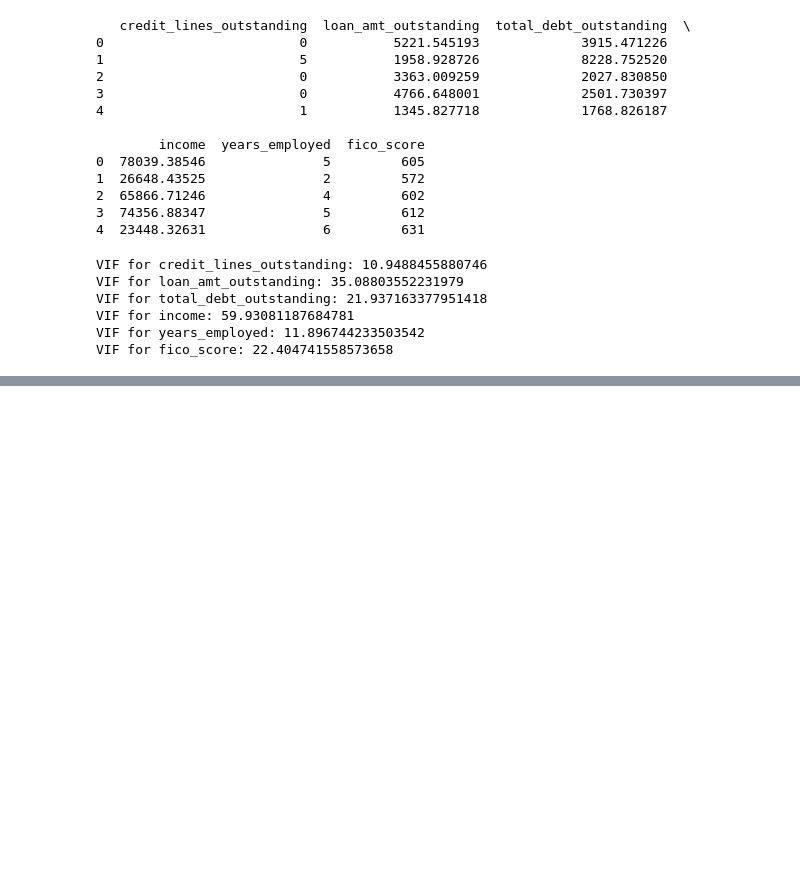
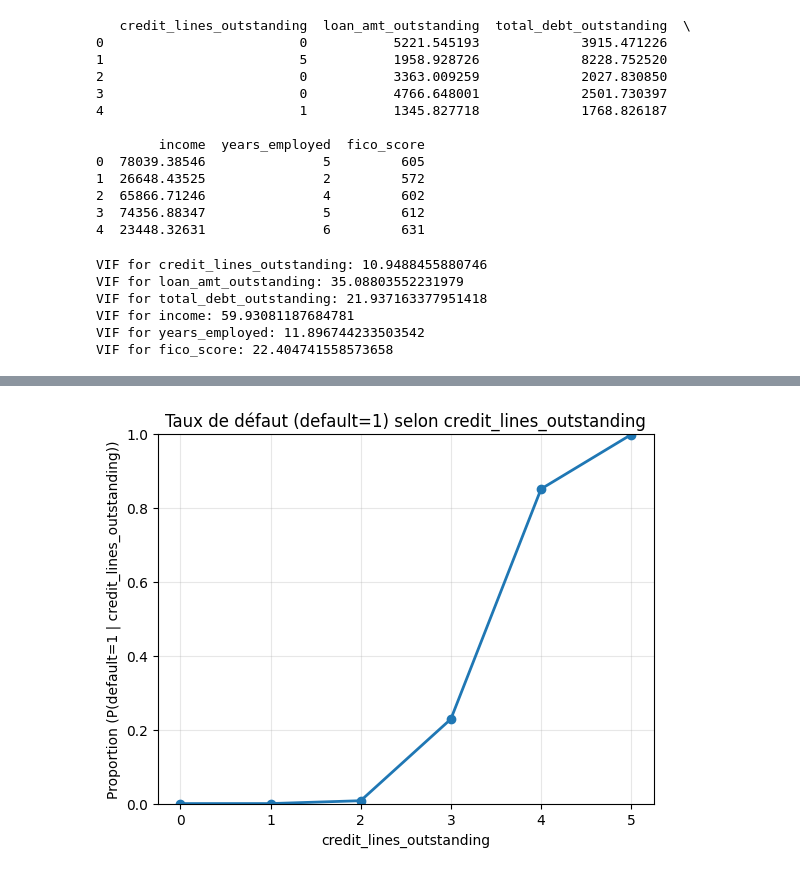
Before and after one commit to guedri-oussama/projet_mlops, a Jupyter notebook: projetmlops.ipynb, the cells around one changed output, grey strips where cells are left out. Cells and saved outputs as stored; diff of their text form; code cells hidden in the pictures; blank space fills up the shorter version.

```diff
--- a/projetmlops.ipynb
+++ b/projetmlops.ipynb
@@ -213 +287,21 @@ VIF for fico_score: 22.404741558573658
+# %%
+
+ct = pd.crosstab(
+    data['credit_lines_outstanding'],
+    data['default'],
+    normalize='index'
+)
+
+# Courbe du taux de défaut (colonne 1)
+ax = ct[1].plot(kind='line', marker='o', linewidth=2)
+
+ax.set_title("Taux de défaut (default=1) selon credit_lines_outstanding")
+ax.set_xlabel("credit_lines_outstanding")
+ax.set_ylabel("Proportion (P(default=1 | credit_lines_outstanding))")
+ax.set_ylim(0, 1)
+ax.grid(True, alpha=0.3)
+
+plt.show()
+# %% [output]
+[figure, added]
 # %%
```
Also changed, not shown: parts of 20 cells of this notebook, 1 other file.
